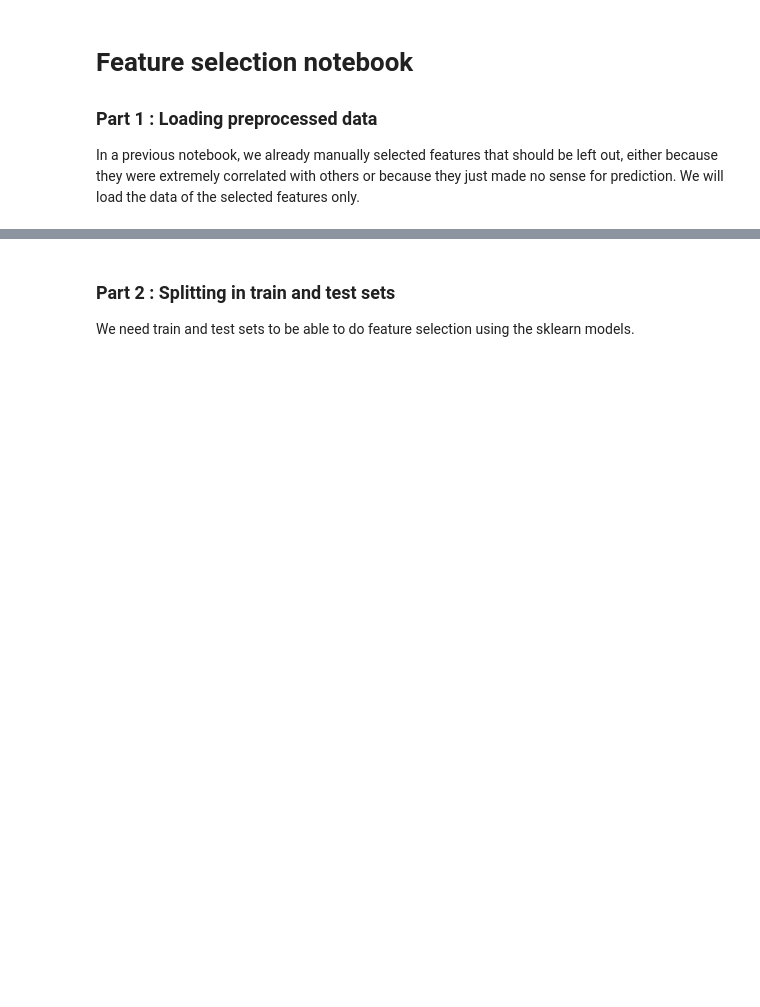
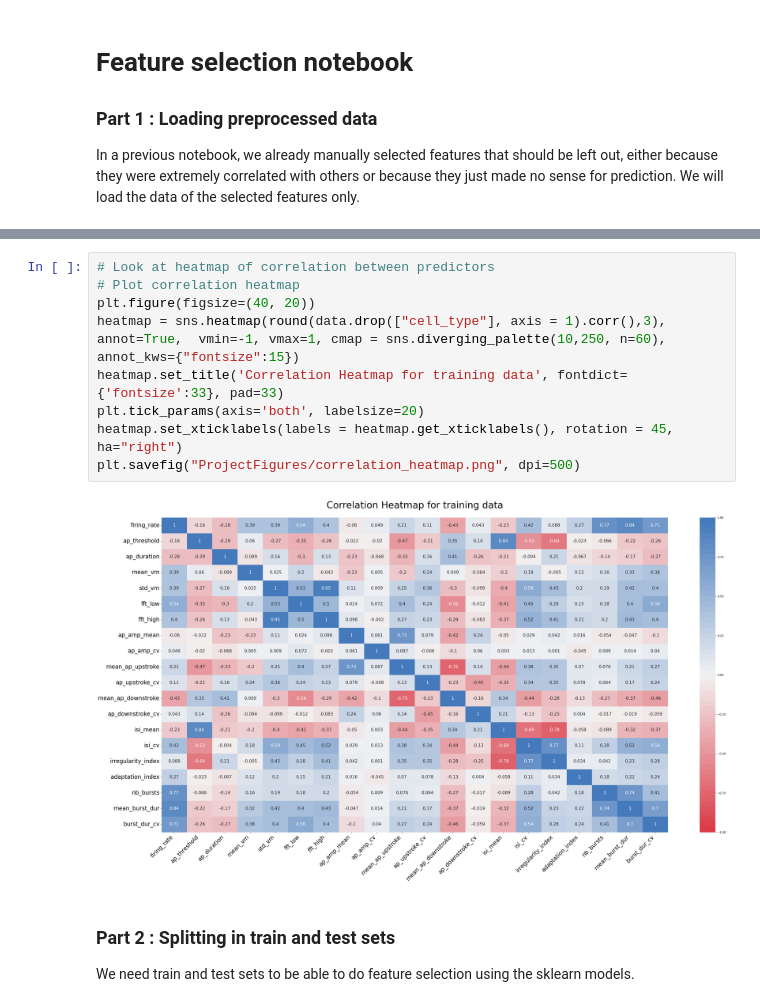
Before and after one commit to mariscoglio/bio482_cell_classifier, a Jupyter notebook: feature_selection.ipynb, the cells around one changed output, grey strips where cells are left out. Saved outputs shown, nothing was run; the diff lists cells and outputs as text; blank space fills up the shorter version.

```diff
--- a/feature_selection.ipynb
+++ b/feature_selection.ipynb
@@ -55,4 +55,15 @@ data.head()
 5 rows × 21 columns
+# %%
+# Look at heatmap of correlation between predictors
+# Plot correlation heatmap
+plt.figure(figsize=(40, 20))
+heatmap = sns.heatmap(round(data.drop(["cell_type"], axis = 1).corr(),3), annot=True,  vmin=-1, vmax=1, cmap = sns.diverging_palette(10,250, n=60), annot_kws={"fontsize":15})
+heatmap.set_title('Correlation Heatmap for training data', fontdict={'fontsize':33}, pad=33)
+plt.tick_params(axis='both', labelsize=20)
+heatmap.set_xticklabels(labels = heatmap.get_xticklabels(), rotation = 45, ha="right")
+plt.savefig("ProjectFigures/correlation_heatmap.png", dpi=500)
+# %% [output]
+[figure, added]
 # %% [markdown]
 ### Part 2 : Splitting in train and test sets
 
```
Also changed, not shown: parts of 1 cell of this notebook, 1 other file.
